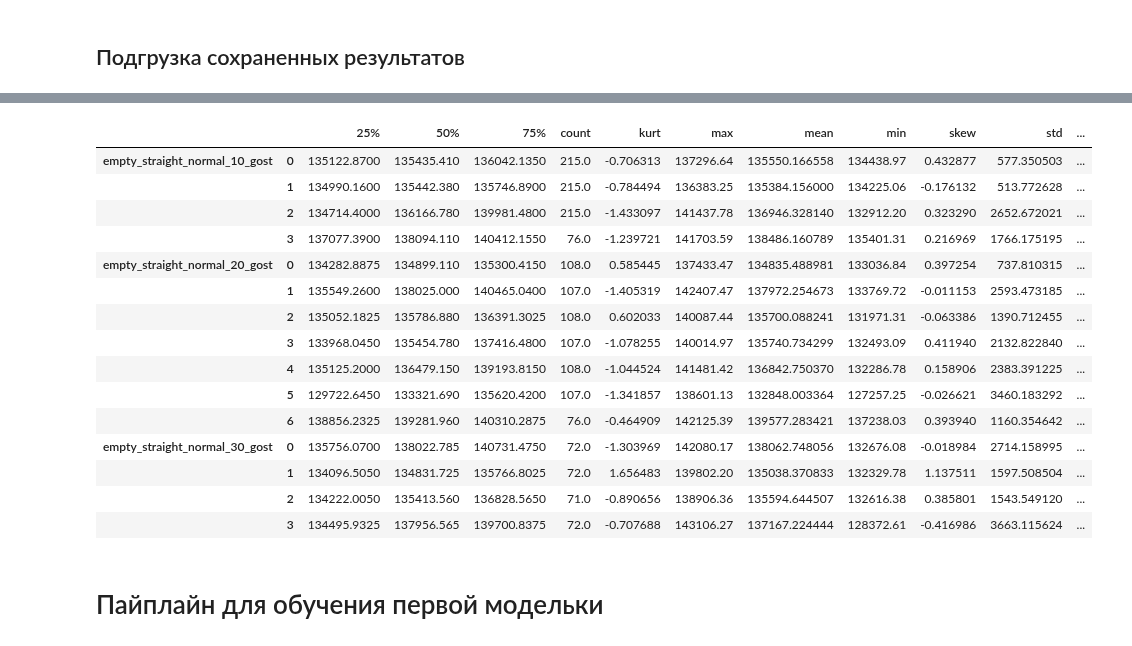
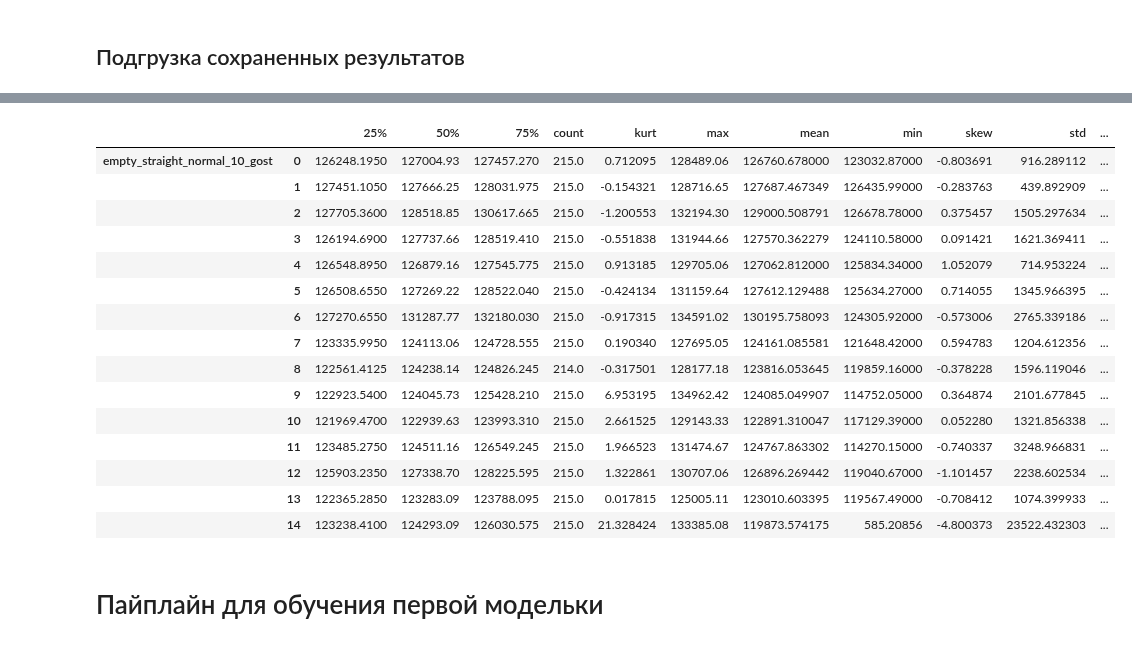
Before and after one commit to daniilgorenkov/Dissertation, a Jupyter notebook: observe.ipynb, the cells around one changed output, grey strips where cells are left out. Saved outputs shown, nothing was run; the diff lists cells and outputs as text; code cells hidden in the pictures.

Commit message:
new data

```diff
--- a/observe.ipynb
+++ b/observe.ipynb
@@ -381,2 +403,0 @@ len(ALL_CALCULATIONS["empty"]["straight"]["normal"]["greb_24"])
-# %%
-df = make_frame_from_splits(ALL_CALCULATIONS,ALL_TIME_INDEXES)
@@ -400,5 +430,6 @@ DF = make_pretty_df(df,"data_216k_raw.parquet",True)
 ## Подгрузка сохраненных результатов
 # %%
 # DF = df_
-DF = pd.read_parquet("data_216k_raw.parquet")
+DF_SIDE = pd.read_parquet("data_new_raw_side.parquet")
+DF_VERTICAL = pd.read_parquet("data_new_raw_vertical.parquet")
 # %%
@@ -413,40 +453,40 @@ DF.head()
 # %%
 def delete_unvalid_cols(data:pd.DataFrame) -> pd.DataFrame:
     """Удаление неликвидных колонок"""
     data_copy = data.T.copy()
     unvalid_cols = []
 
     for i in data_copy.columns:
         if data_copy[i].nunique() < 3:
             unvalid_cols.append(i)
 
     df = data_copy.drop(unvalid_cols, axis=1)
 
     return df.T
 
 
-df = delete_unvalid_cols(DF)
-df_ = delete_unvalid_cols(DF)
+DF_SIDE = delete_unvalid_cols(DF_SIDE)
+DF_VERTICAL = delete_unvalid_cols(DF_VERTICAL)
 
-df_.head(15)
+DF_VERTICAL.head(15)
 # print(df.shape)
 # %% [output]
 |  |  | 25% | 50% | 75% | count | kurt | max | mean | min | skew | std | ... |
-| empty_straight_normal_10_gost | 0 | 135122.8700 | 135435.410 | 136042.1350 | 215.0 | -0.706313 | 137296.64 | 135550.166558 | 134438.97 | 0.432877 | 577.350503 | ... |
-|  | 1 | 134990.1600 | 135442.380 | 135746.8900 | 215.0 | -0.784494 | 136383.25 | 135384.156000 | 134225.06 | -0.176132 | 513.772628 | ... |
-|  | 2 | 134714.4000 | 136166.780 | 139981.4800 | 215.0 | -1.433097 | 141437.78 | 136946.328140 | 132912.20 | 0.323290 | 2652.672021 | ... |
-|  | 3 | 137077.3900 | 138094.110 | 140412.1550 | 76.0 | -1.239721 | 141703.59 | 138486.160789 | 135401.31 | 0.216969 | 1766.175195 | ... |
-| empty_straight_normal_20_gost | 0 | 134282.8875 | 134899.110 | 135300.4150 | 108.0 | 0.585445 | 137433.47 | 134835.488981 | 133036.84 | 0.397254 | 737.810315 | ... |
-|  | 1 | 135549.2600 | 138025.000 | 140465.0400 | 107.0 | -1.405319 | 142407.47 | 137972.254673 | 133769.72 | -0.011153 | 2593.473185 | ... |
-|  | 2 | 135052.1825 | 135786.880 | 136391.3025 | 108.0 | 0.602033 | 140087.44 | 135700.088241 | 131971.31 | -0.063386 | 1390.712455 | ... |
-|  | 3 | 133968.0450 | 135454.780 | 137416.4800 | 107.0 | -1.078255 | 140014.97 | 135740.734299 | 132493.09 | 0.411940 | 2132.822840 | ... |
-|  | 4 | 135125.2000 | 136479.150 | 139193.8150 | 108.0 | -1.044524 | 141481.42 | 136842.750370 | 132286.78 | 0.158906 | 2383.391225 | ... |
-|  | 5 | 129722.6450 | 133321.690 | 135620.4200 | 107.0 | -1.341857 | 138601.13 | 132848.003364 | 127257.25 | -0.026621 | 3460.183292 | ... |
-|  | 6 | 138856.2325 | 139281.960 | 140310.2875 | 76.0 | -0.464909 | 142125.39 | 139577.283421 | 137238.03 | 0.393940 | 1160.354642 | ... |
-| empty_straight_normal_30_gost | 0 | 135756.0700 | 138022.785 | 140731.4750 | 72.0 | -1.303969 | 142080.17 | 138062.748056 | 132676.08 | -0.018984 | 2714.158995 | ... |
-|  | 1 | 134096.5050 | 134831.725 | 135766.8025 | 72.0 | 1.656483 | 139802.20 | 135038.370833 | 132329.78 | 1.137511 | 1597.508504 | ... |
-|  | 2 | 134222.0050 | 135413.560 | 136828.5650 | 71.0 | -0.890656 | 138906.36 | 135594.644507 | 132616.38 | 0.385801 | 1543.549120 | ... |
-|  | 3 | 134495.9325 | 137956.565 | 139700.8375 | 72.0 | -0.707688 | 143106.27 | 137167.224444 | 128372.61 | -0.416986 | 3663.115624 | ... |
+| empty_straight_normal_10_gost | 0 | 126248.1950 | 127004.93 | 127457.270 | 215.0 | 0.712095 | 128489.06 | 126760.678000 | 123032.87000 | -0.803691 | 916.289112 | ... |
+|  | 1 | 127451.1050 | 127666.25 | 128031.975 | 215.0 | -0.154321 | 128716.65 | 127687.467349 | 126435.99000 | -0.283763 | 439.892909 | ... |
+|  | 2 | 127705.3600 | 128518.85 | 130617.665 | 215.0 | -1.200553 | 132194.30 | 129000.508791 | 126678.78000 | 0.375457 | 1505.297634 | ... |
+|  | 3 | 126194.6900 | 127737.66 | 128519.410 | 215.0 | -0.551838 | 131944.66 | 127570.362279 | 124110.58000 | 0.091421 | 1621.369411 | ... |
+|  | 4 | 126548.8950 | 126879.16 | 127545.775 | 215.0 | 0.913185 | 129705.06 | 127062.812000 | 125834.34000 | 1.052079 | 714.953224 | ... |
+|  | 5 | 126508.6550 | 127269.22 | 128522.040 | 215.0 | -0.424134 | 131159.64 | 127612.129488 | 125634.27000 | 0.714055 | 1345.966395 | ... |
+|  | 6 | 127270.6550 | 131287.77 | 132180.030 | 215.0 | -0.917315 | 134591.02 | 130195.758093 | 124305.92000 | -0.573006 | 2765.339186 | ... |
+|  | 7 | 123335.9950 | 124113.06 | 124728.555 | 215.0 | 0.190340 | 127695.05 | 124161.085581 | 121648.42000 | 0.594783 | 1204.612356 | ... |
+|  | 8 | 122561.4125 | 124238.14 | 124826.245 | 214.0 | -0.317501 | 128177.18 | 123816.053645 | 119859.16000 | -0.378228 | 1596.119046 | ... |
+|  | 9 | 122923.5400 | 124045.73 | 125428.210 | 215.0 | 6.953195 | 134962.42 | 124085.049907 | 114752.05000 | 0.364874 | 2101.677845 | ... |
+|  | 10 | 121969.4700 | 122939.63 | 123993.310 | 215.0 | 2.661525 | 129143.33 | 122891.310047 | 117129.39000 | 0.052280 | 1321.856338 | ... |
+|  | 11 | 123485.2750 | 124511.16 | 126549.245 | 215.0 | 1.966523 | 131474.67 | 124767.863302 | 114270.15000 | -0.740337 | 3248.966831 | ... |
+|  | 12 | 125903.2350 | 127338.70 | 128225.595 | 215.0 | 1.322861 | 130707.06 | 126896.269442 | 119040.67000 | -1.101457 | 2238.602534 | ... |
+|  | 13 | 122365.2850 | 123283.09 | 123788.095 | 215.0 | 0.017815 | 125005.11 | 123010.603395 | 119567.49000 | -0.708412 | 1074.399933 | ... |
+|  | 14 | 123238.4100 | 124293.09 | 126030.575 | 215.0 | 21.328424 | 133385.08 | 119873.574175 | 585.20856 | -4.800373 | 23522.432303 | ... |
 # %% [markdown]
 # Пайплайн для обучения первой модельки
 # %% [markdown]
```
Also changed, not shown: parts of 47 cells of this notebook, 1 other file.
